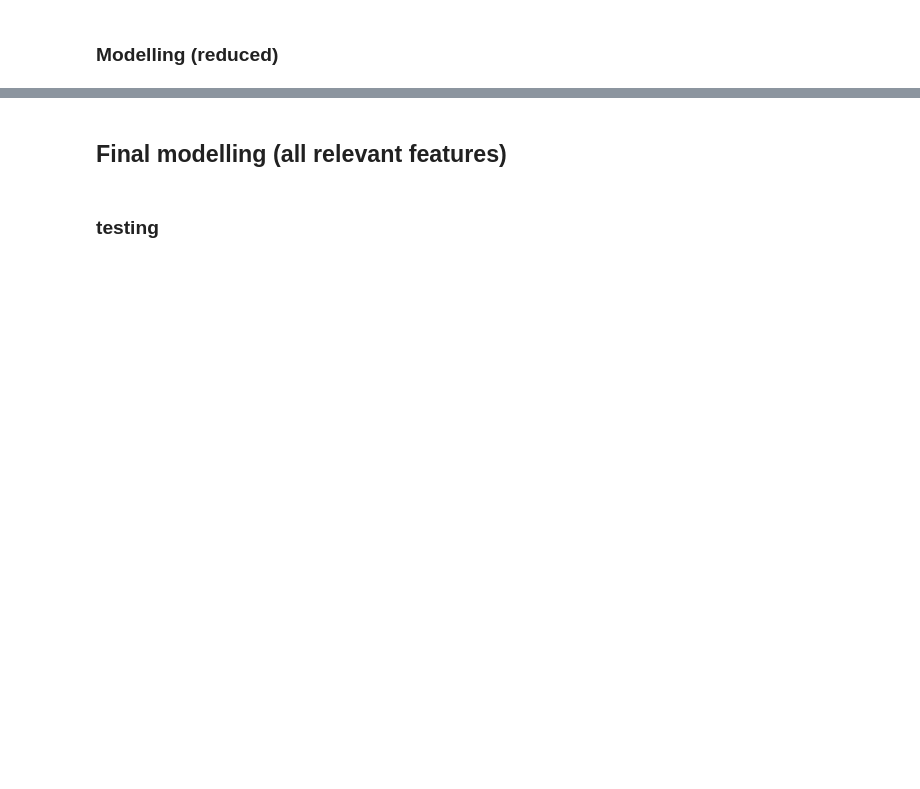
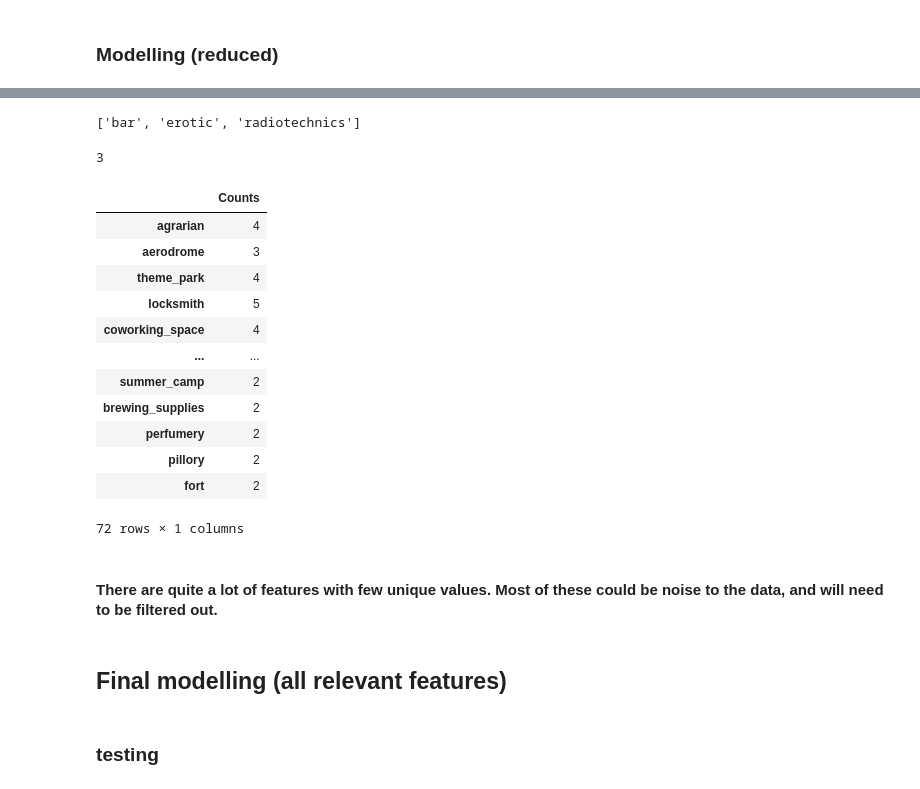
Before and after one commit to MAST30034-Applied-Data-Science/generic-real-estate-consulting-project-18, a Jupyter notebook: notebooks/Summary_notebook.ipynb, the cells around one changed output, grey strips where cells are left out. Drawn from its saved outputs; the diff is of its cells as text; code cells hidden in the pictures; blank space fills up the shorter version.

```diff
--- a/notebooks/Summary_notebook.ipynb
+++ b/notebooks/Summary_notebook.ipynb
@@ -230,3 +364,41 @@ Disappointingly, only mean income seem to be moderately correlated with rental p
+# %%
+coefs = net.coef_
+remove_list = []
+for i in range(len(coefs)):
+    if abs(coefs[i]) < 0.05:
+        remove_list.append(ls[i])
+# %%
+remove_list
+# %% [output]
+['bar', 'erotic', 'radiotechnics']
+# %%
+len(remove_list)
+# %% [output]
+3
+# %%
+columns = list(chain.from_iterable([['coordinates'],ls]))
+# %%
+df_reduce = df[columns].drop(remove_list, axis=1)
+# %%
+df_unique = pd.DataFrame(df_reduce.nunique(), columns=['Counts'])
+# %%
+df_unique[df_unique['Counts'] <= 5]
+# %% [output]
+|  | Counts |
+| agrarian | 4 |
+| aerodrome | 3 |
+| theme_park | 4 |
+| locksmith | 5 |
+| coworking_space | 4 |
+| ... | ... |
+| summer_camp | 2 |
+| brewing_supplies | 2 |
+| perfumery | 2 |
+| pillory | 2 |
+| fort | 2 |
+72 rows × 1 columns
+# %% [markdown]
+#### There are quite a lot of features with few unique values. Most of these could be noise to the data, and will need to be filtered out.
 # %% [markdown]
 ## Final modelling (all relevant features)
 # %% [markdown]
```
Also changed, not shown: parts of 26 cells of this notebook.
